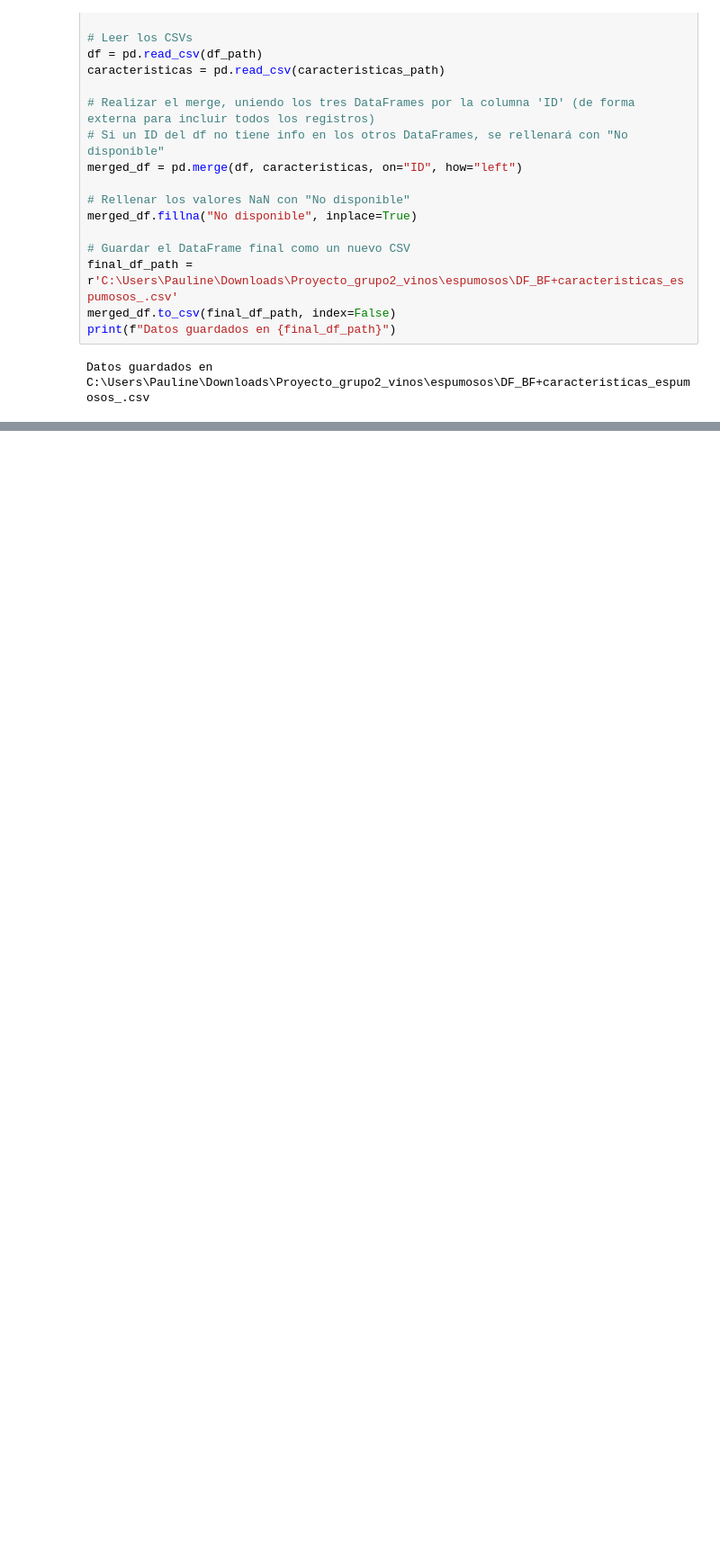
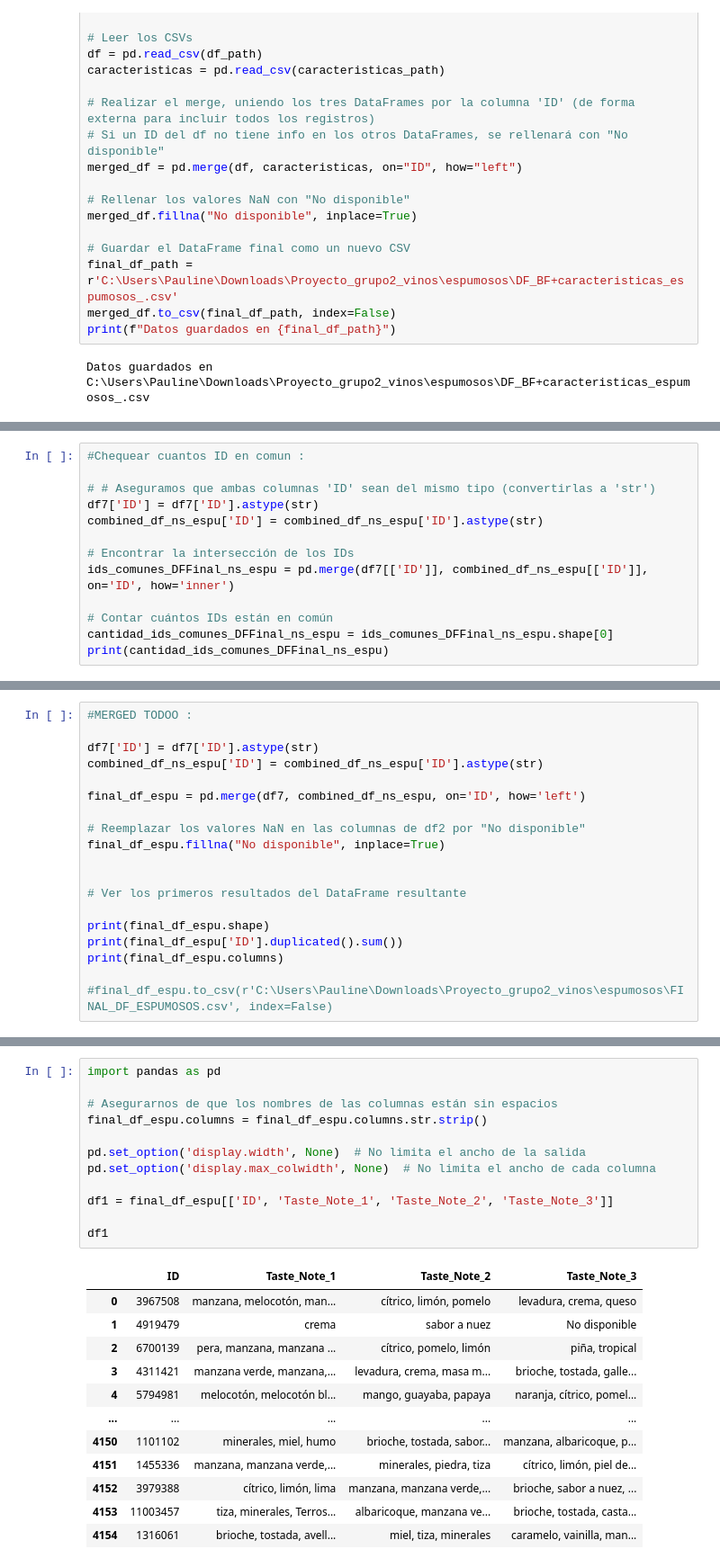
Before and after one commit to 4GeeksAcademy/Proyecto_grupo2_vinos, a Jupyter notebook: Dataframe test_espumosos.ipynb, the cells around one changed output, grey strips where cells are left out. Shown at 90% size. Cells and saved outputs as stored; diff of their text form; blank space fills up the shorter version.

Commit message:
DF_FINALES pero falta harmniozar las notas de sabor de espu y blancos

```diff
--- a/Dataframe test_espumosos.ipynb
+++ b/Dataframe test_espumosos.ipynb
@@ -190,0 +302,13 @@ Datos guardados en C:\Users\Pauline\Downloads\Proyecto_grupo2_vinos\espumosos\DF
+# %%
+#Chequear cuantos ID en comun :
+
+# # Aseguramos que ambas columnas 'ID' sean del mismo tipo (convertirlas a 'str')
+df7['ID'] = df7['ID'].astype(str)
+combined_df_ns_espu['ID'] = combined_df_ns_espu['ID'].astype(str)
+
+# Encontrar la intersección de los IDs
+ids_comunes_DFFinal_ns_espu = pd.merge(df7[['ID']], combined_df_ns_espu[['ID']], on='ID', how='inner')
+
+# Contar cuántos IDs están en común
+cantidad_ids_comunes_DFFinal_ns_espu = ids_comunes_DFFinal_ns_espu.shape[0]
+print(cantidad_ids_comunes_DFFinal_ns_espu)
@@ -190,0 +317,19 @@ Datos guardados en C:\Users\Pauline\Downloads\Proyecto_grupo2_vinos\espumosos\DF
+# %%
+#MERGED TODOO :
+
+df7['ID'] = df7['ID'].astype(str)
+combined_df_ns_espu['ID'] = combined_df_ns_espu['ID'].astype(str)
+
+final_df_espu = pd.merge(df7, combined_df_ns_espu, on='ID', how='left')
+
+# Reemplazar los valores NaN en las columnas de df2 por "No disponible"
+final_df_espu.fillna("No disponible", inplace=True)
+
+
+# Ver los primeros resultados del DataFrame resultante
+
+print(final_df_espu.shape)
+print(final_df_espu['ID'].duplicated().sum())
+print(final_df_espu.columns)
+
+#final_df_espu.to_csv(r'C:\Users\Pauline\Downloads\Proyecto_grupo2_vinos\espumosos\FINAL_DF_ESPUMOSOS.csv', index=False)
@@ -190,0 +347,25 @@ Datos guardados en C:\Users\Pauline\Downloads\Proyecto_grupo2_vinos\espumosos\DF
+# %%
+import pandas as pd
+
+# Asegurarnos de que los nombres de las columnas están sin espacios
+final_df_espu.columns = final_df_espu.columns.str.strip()
+
+pd.set_option('display.width', None)  # No limita el ancho de la salida
+pd.set_option('display.max_colwidth', None)  # No limita el ancho de cada columna
+
+df1 = final_df_espu[['ID', 'Taste_Note_1', 'Taste_Note_2', 'Taste_Note_3']]
+
+df1
+# %% [output]
+|  | ID | Taste_Note_1 | Taste_Note_2 | Taste_Note_3 |
+| 0 | 3967508 | manzana, melocotón, man... | cítrico, limón, pomelo | levadura, crema, queso |
+| 1 | 4919479 | crema | sabor a nuez | No disponible |
+| 2 | 6700139 | pera, manzana, manzana ... | cítrico, pomelo, limón | piña, tropical |
+| 3 | 4311421 | manzana verde, manzana,... | levadura, crema, masa m... | brioche, tostada, galle... |
+| 4 | 5794981 | melocotón, melocotón bl... | mango, guayaba, papaya | naranja, cítrico, pomel... |
+| ... | ... | ... | ... | ... |
+| 4150 | 1101102 | minerales, miel, humo | brioche, tostada, sabor... | manzana, albaricoque, p... |
+| 4151 | 1455336 | manzana, manzana verde,... | minerales, piedra, tiza | cítrico, limón, piel de... |
+| 4152 | 3979388 | cítrico, limón, lima | manzana, manzana verde,... | brioche, sabor a nuez, ... |
+| 4153 | 11003457 | tiza, minerales, Terros... | albaricoque, manzana ve... | brioche, tostada, casta... |
+| 4154 | 1316061 | brioche, tostada, avell... | miel, tiza, minerales | caramelo, vainilla, man... |
```
Also changed, not shown: parts of 15 cells of this notebook, 3 other files.
